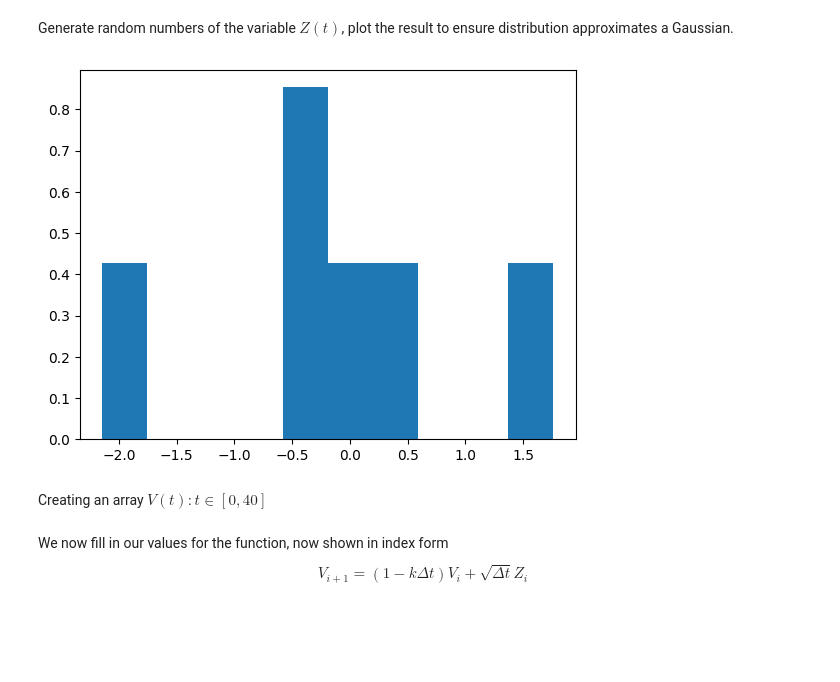
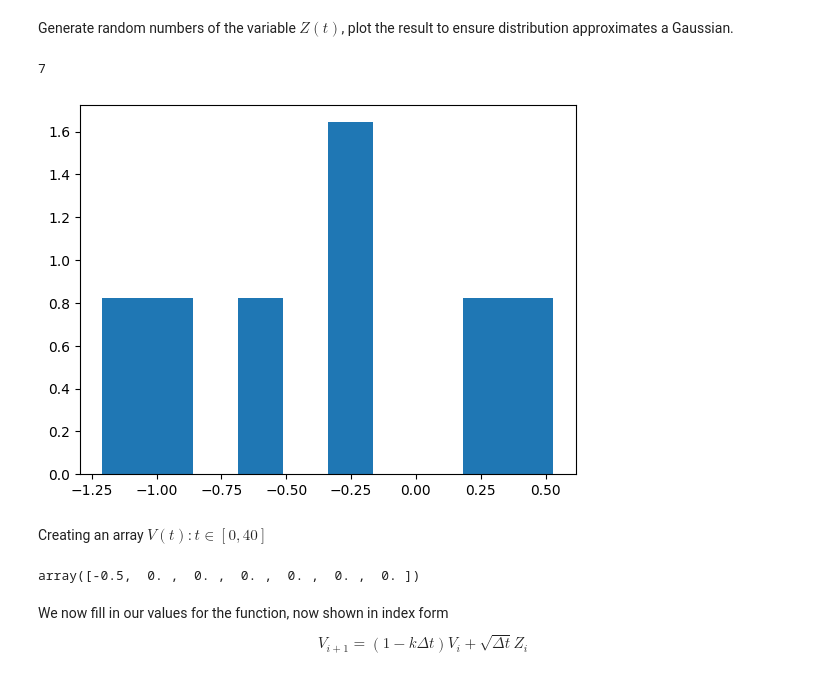
Before and after one commit to nashgabs/scaling-lamp, a Jupyter notebook: notebooks/sem_B.short_test3.ipynb, the cells around one changed output. Drawn from its saved outputs; the diff is of its cells as text; code cells hidden in the pictures; blank space fills up the shorter version.

```diff
--- a/notebooks/sem_B.short_test3.ipynb
+++ b/notebooks/sem_B.short_test3.ipynb
@@ -25,15 +28,20 @@ k=3
 # %% [markdown]
 Generate random numbers of the variable $Z(t)$, plot the result to ensure distribution approximates a Gaussian.
 # %%
-Z = np.random.normal(mu, sigma, round(time/tstep))
-plt.hist(Z, 10, density=True);
+Z = np.random.normal(mu, sigma, 7)
+plt.hist(Z, 10, density=True)
+len(Z)
 # %% [output]
+7
-[figure, old version]
+[figure, new version]
 # %% [markdown]
 Creating an array $V(t): t\in [0,40]$
 # %%
-V = np.zeros((round(time/tstep),))
+V = np.zeros(round(time/tstep))
 V[0] = -0.5
+V
+# %% [output]
+array([-0.5,  0. ,  0. ,  0. ,  0. ,  0. ,  0. ])
 # %% [markdown]
 We now fill in our values for the function, now shown in index form
 $$
```
Also changed, not shown: parts of 14 cells of this notebook.
